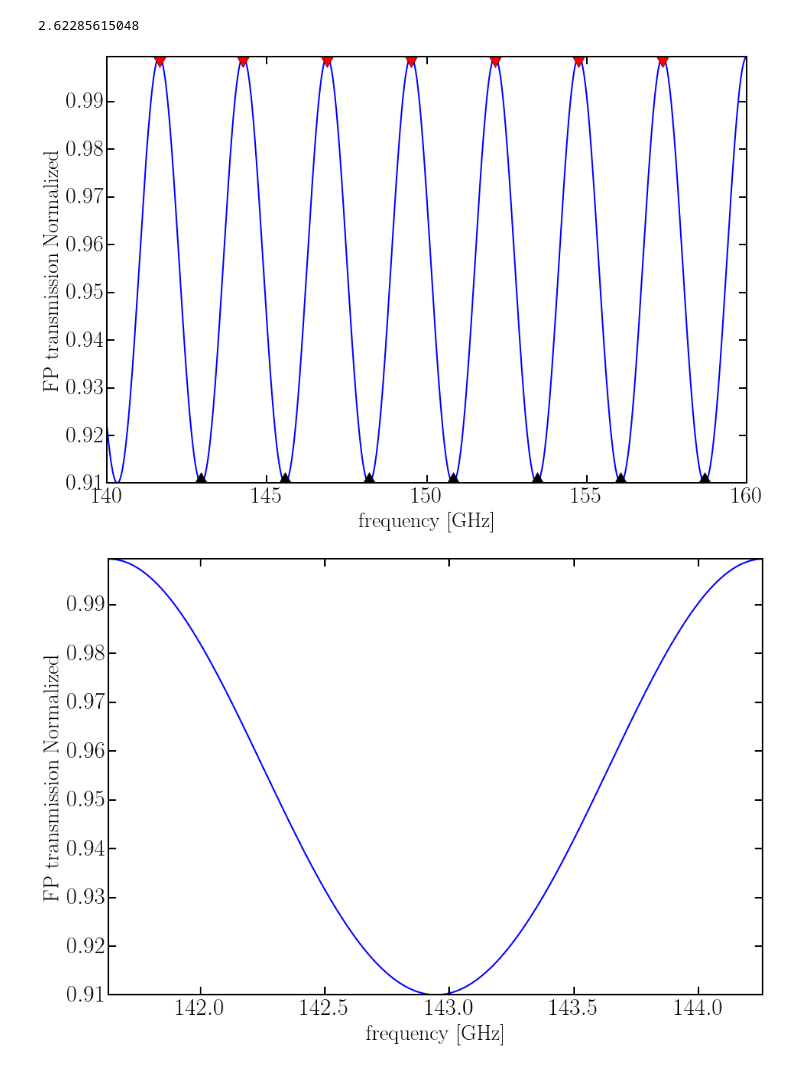
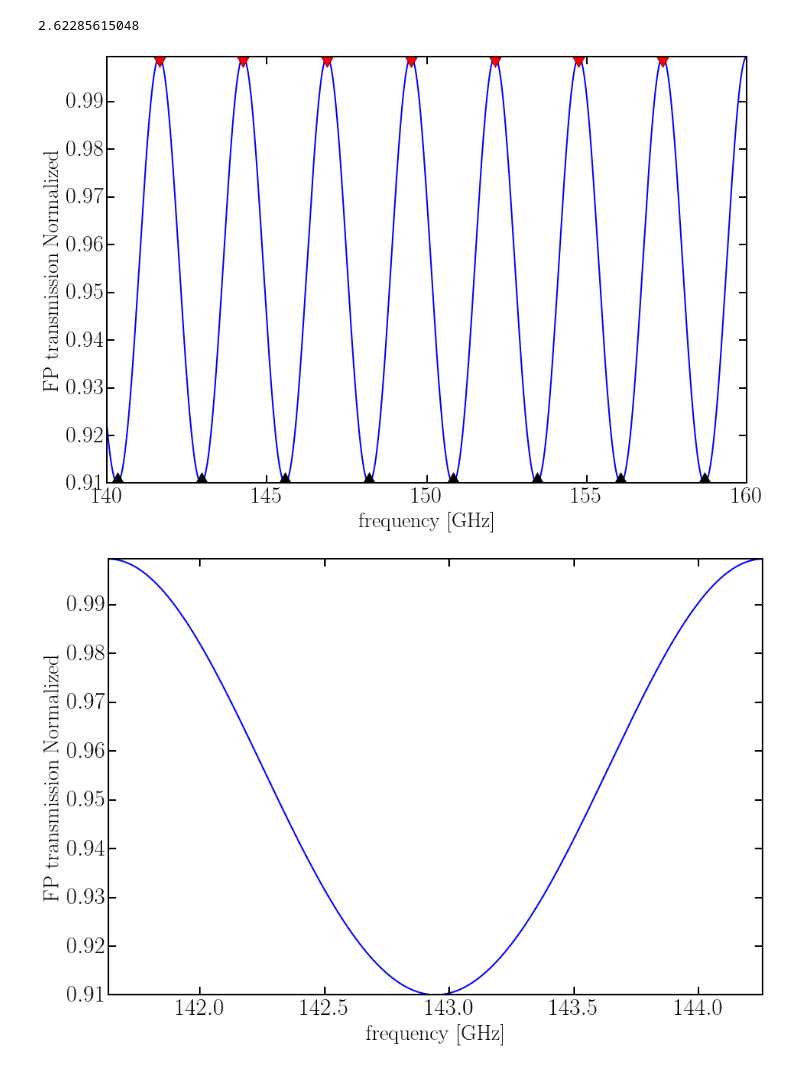
Before and after one commit to WanduiAlbert/MeshFilters, a Jupyter notebook: analysis/FourierFittingTestRoutine.ipynb, the cells around one changed output. Cells and saved outputs as stored; diff of their text form; code cells hidden in the pictures.

```diff
--- a/analysis/FourierFittingTestRoutine.ipynb
+++ b/analysis/FourierFittingTestRoutine.ipynb
@@ -19,24 +19,26 @@ print nu_fsr
 # %% [output]
 2.62285615048
 # %%
-nu = np.r_[140:160:5000j] # Range of frequencies of interest
+nu = np.r_[140:160:50000j] # Range of frequencies of interest
 F = 4*R/(1-R)**2
 delta = 2*np.pi*nu/nu_fsr
 P = (T/(1-R))**2*1./(1 + F*np.sin(delta/2)**2)
 # %%
 max_peaks, min_peaks = peakdetect.peakdetect(P,nu, lookahead=200)
 max_nu,max_P = map(list, zip(*max_peaks))
 min_nu, min_P = map(list, zip(*min_peaks))
+max_indices = np.searchsorted(nu, max_nu)
+min_indices = np.searchsorted(nu, min_nu)
 
 fig, ax = plt.subplots(figsize=(15,10))
 ax.plot(nu, P, 'b')
 ax.plot(max_nu, max_P, 'rd', markersize=20)
 ax.plot(min_nu, min_P, 'kd', markersize=20)
 ax.axis('tight')
 ax.set_xlabel('frequency [GHz]')
 ax.set_ylabel('FP transmission Normalized');
 # %% [output]
-[figure, old version]
+[figure, new version]
 # %%
 # Use the max peaks to determine the range used in the fourier fitting
 mask = np.logical_and(nu >= nu[np.where(nu == max_nu[0])[0]], nu <= nu[np.where(nu == max_nu[1])[0]])
```
Also changed, not shown: parts of 17 cells of this notebook, 1 other file.
